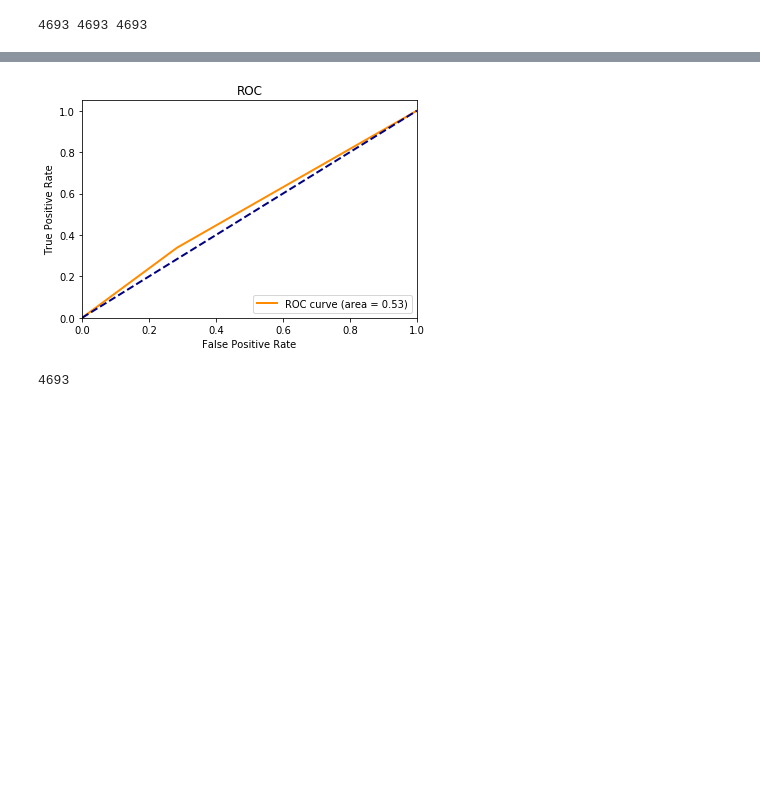
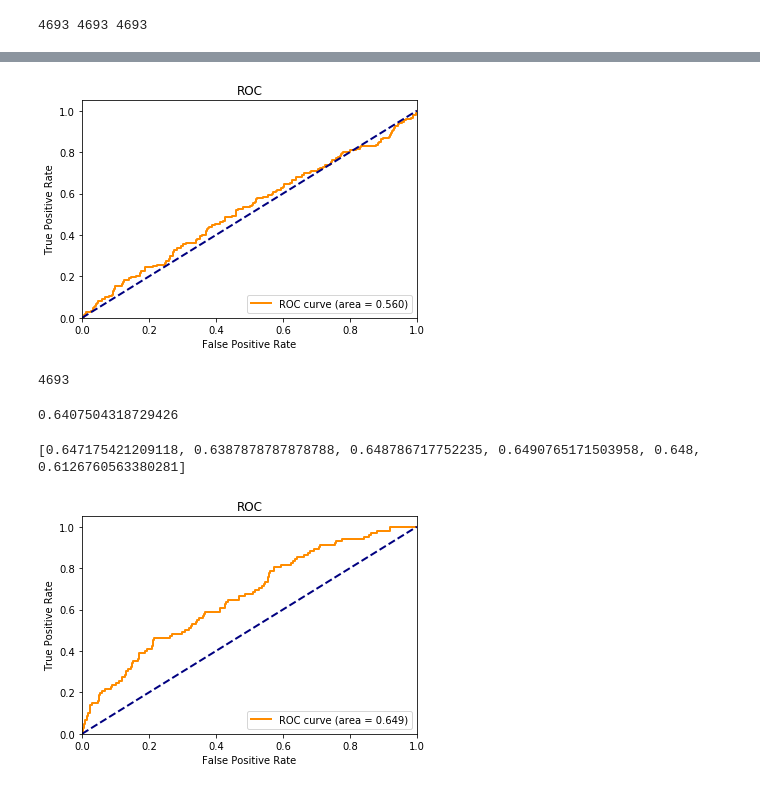
Before and after one commit to WaretleR/EngagementInClass, a Jupyter notebook: Prototype.ipynb, the cells around one changed output, grey strips where cells are left out. Drawn from its saved outputs; the diff is of its cells as text; code cells hidden in the pictures; blank space fills up the shorter version.

```diff
--- a/Prototype.ipynb
+++ b/Prototype.ipynb
@@ -1865,7 +1867,7 @@ print(sum(svmScores) / len(svmScores))
 # %%
-plotROCAUC(aucsvmScores, fprsvm, tprsvm)
+plotROCAUC(aucsvmScores, fprsvm[0], tprsvm[0])
 # %% [output]
-[figure, old version]
+[figure, new version]
 # %%
 X_svm = []
 i = 0
@@ -1934,3 +1954,15 @@ notEngagedPartGrouping = []
+# %%
+print(sum(englogRegScores) / len(englogRegScores))
+# %% [output]
+0.6407504318729426
+# %%
+print(englogRegScores)
+# %% [output]
+[0.647175421209118, 0.6387878787878788, 0.648786717752235, 0.6490765171503958, 0.648, 0.6126760563380281]
+# %%
+plotROCAUC(englogRegScores, fprenglogReg[3], tprenglogReg[3])
+# %% [output]
+[figure, added]
 # %%
 from sklearn.model_selection import GroupKFold
 
```
Also changed, not shown: parts of 15 cells of this notebook.
